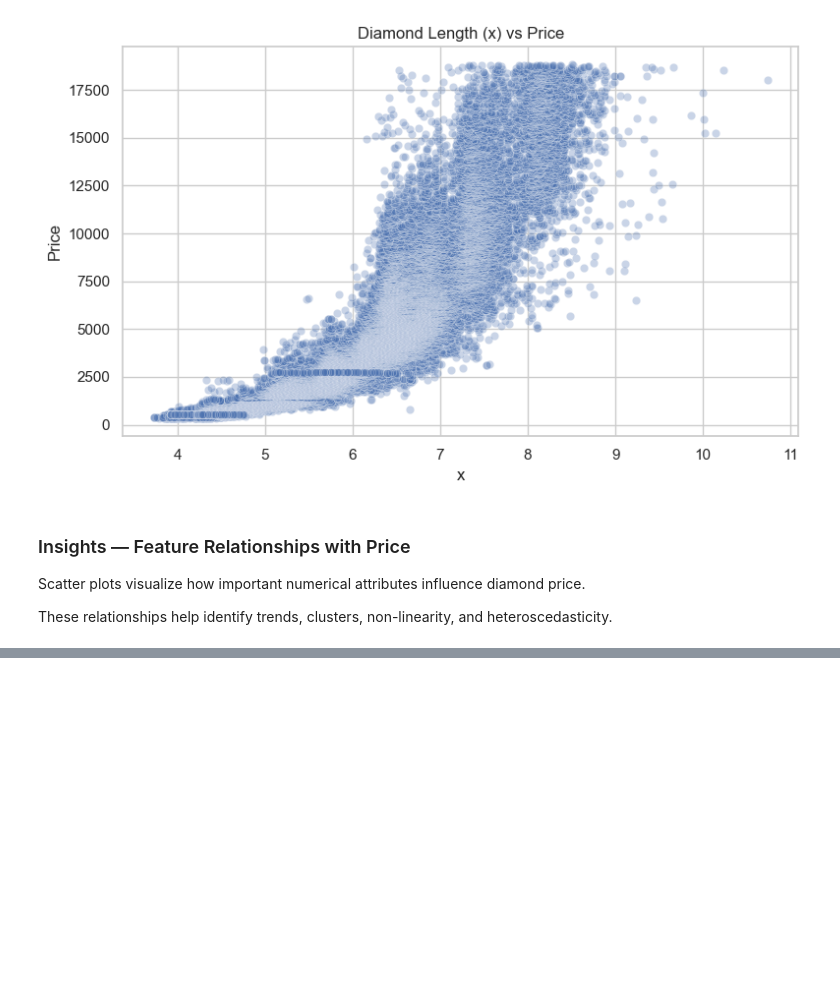
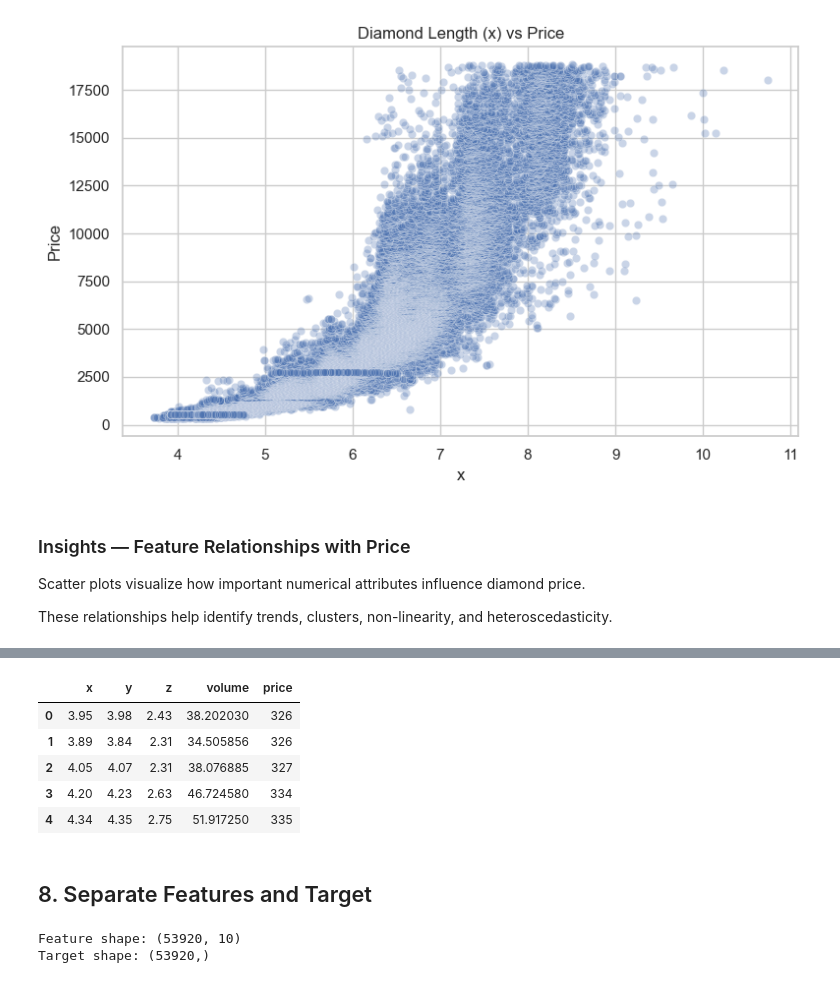
Before and after one commit to pragna100510/ML_Capstone, a Jupyter notebook: regression/regression.ipynb, the cells around one changed output, grey strips where cells are left out. Cells and saved outputs as stored; diff of their text form; code cells hidden in the pictures; blank space fills up the shorter version.

```diff
--- a/regression/regression.ipynb
+++ b/regression/regression.ipynb
@@ -289,0 +304,22 @@ These relationships help identify trends, clusters, non-linearity, and heterosce
+# %%
+df["volume"] = df["x"] * df["y"] * df["z"]
+
+df[["x", "y", "z", "volume", "price"]].head()
+# %% [output]
+|  | x | y | z | volume | price |
+| 0 | 3.95 | 3.98 | 2.43 | 38.202030 | 326 |
+| 1 | 3.89 | 3.84 | 2.31 | 34.505856 | 326 |
+| 2 | 4.05 | 4.07 | 2.31 | 38.076885 | 327 |
+| 3 | 4.20 | 4.23 | 2.63 | 46.724580 | 334 |
+| 4 | 4.34 | 4.35 | 2.75 | 51.917250 | 335 |
+# %% [markdown]
+## 8. Separate Features and Target
+# %%
+X = df.drop(columns=["price"])
+y = df["price"]
+
+print("Feature shape:", X.shape)
+print("Target shape:", y.shape)
+# %% [output]
+Feature shape: (53920, 10)
+Target shape: (53920,)
```
Also changed, not shown: parts of 9 cells of this notebook.
